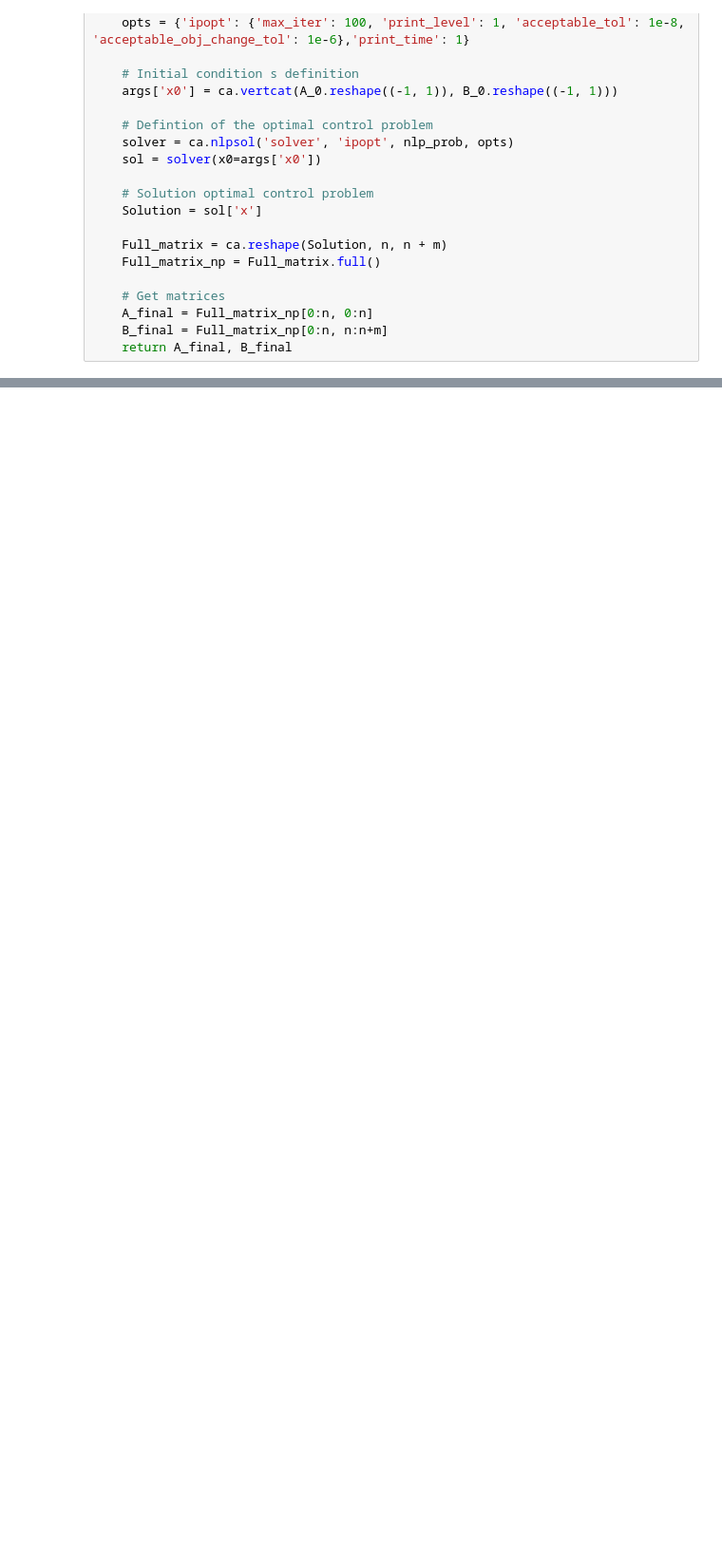
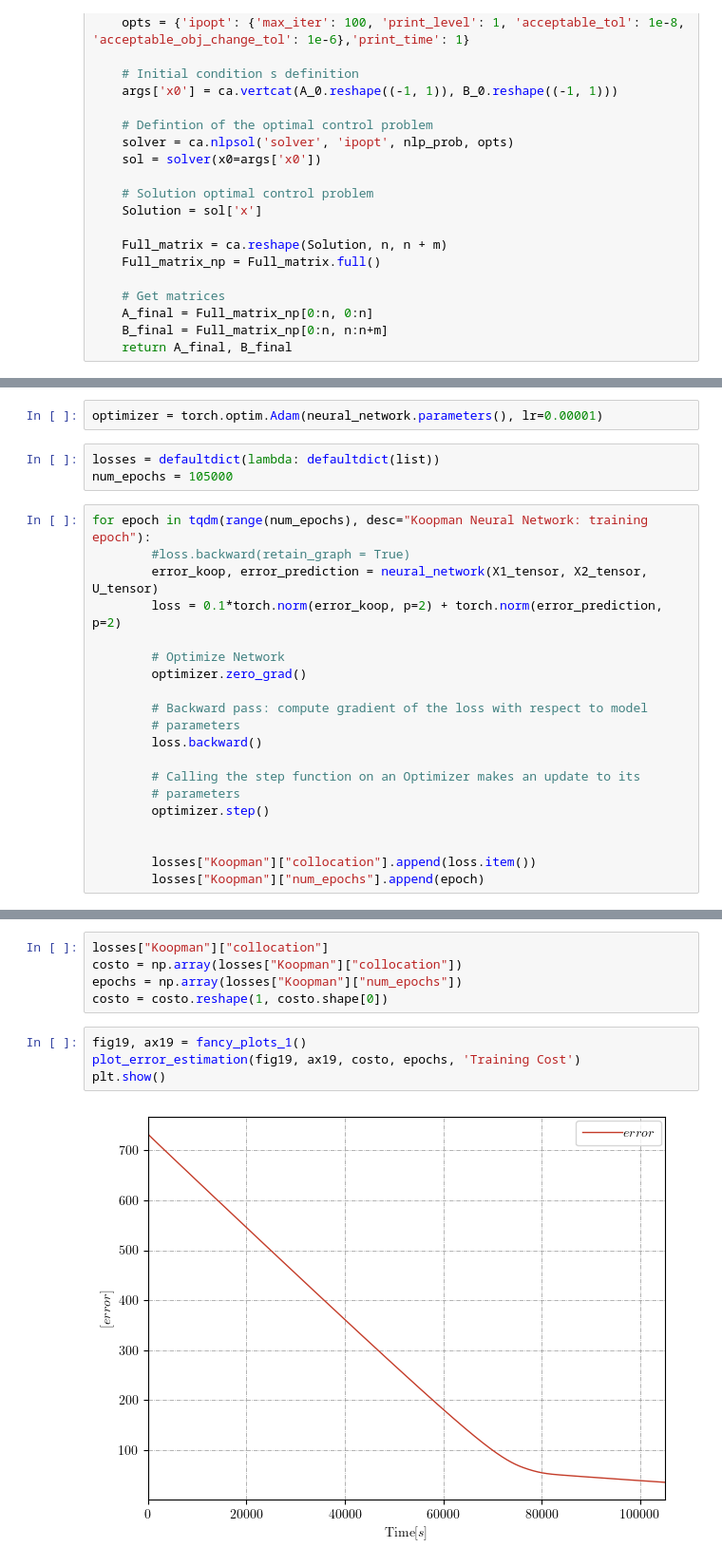
Before and after one commit to lfrecalde1/blue_simulator, a Jupyter notebook: Code/Dynamics_Python/Koopman_Operator/Koopman_pytorch.ipynb, the cells around one changed output, grey strips where cells are left out. Shown at 95% size. Saved outputs shown, nothing was run; the diff lists cells and outputs as text; blank space fills up the shorter version.

Commit message:
Pytorch Koopman

```diff
--- a/Code/Dynamics_Python/Koopman_Operator/Koopman_pytorch.ipynb
+++ b/Code/Dynamics_Python/Koopman_Operator/Koopman_pytorch.ipynb
@@ -388,0 +400,25 @@ Print Eigvalues A
+# %%
+optimizer = torch.optim.Adam(neural_network.parameters(), lr=0.00001)
+# %%
+losses = defaultdict(lambda: defaultdict(list))
+num_epochs = 105000
+# %%
+for epoch in tqdm(range(num_epochs), desc="Koopman Neural Network: training epoch"):
+        #loss.backward(retain_graph = True)
+        error_koop, error_prediction = neural_network(X1_tensor, X2_tensor, U_tensor)
+        loss = 0.1*torch.norm(error_koop, p=2) + torch.norm(error_prediction, p=2)
+
+        # Optimize Network
+        optimizer.zero_grad()
+
+        # Backward pass: compute gradient of the loss with respect to model
+        # parameters
+        loss.backward()
+
+        # Calling the step function on an Optimizer makes an update to its
+        # parameters
+        optimizer.step()
+
+
+        losses["Koopman"]["collocation"].append(loss.item())
+        losses["Koopman"]["num_epochs"].append(epoch)
@@ -388,0 +517,11 @@ Print Eigvalues A
+# %%
+losses["Koopman"]["collocation"]
+costo = np.array(losses["Koopman"]["collocation"])
+epochs = np.array(losses["Koopman"]["num_epochs"])
+costo = costo.reshape(1, costo.shape[0])
+# %%
+fig19, ax19 = fancy_plots_1()
+plot_error_estimation(fig19, ax19, costo, epochs, 'Training Cost')
+plt.show()
+# %% [output]
+[figure, added]
```
Also changed, not shown: parts of 10 cells of this notebook, 14 other files.
